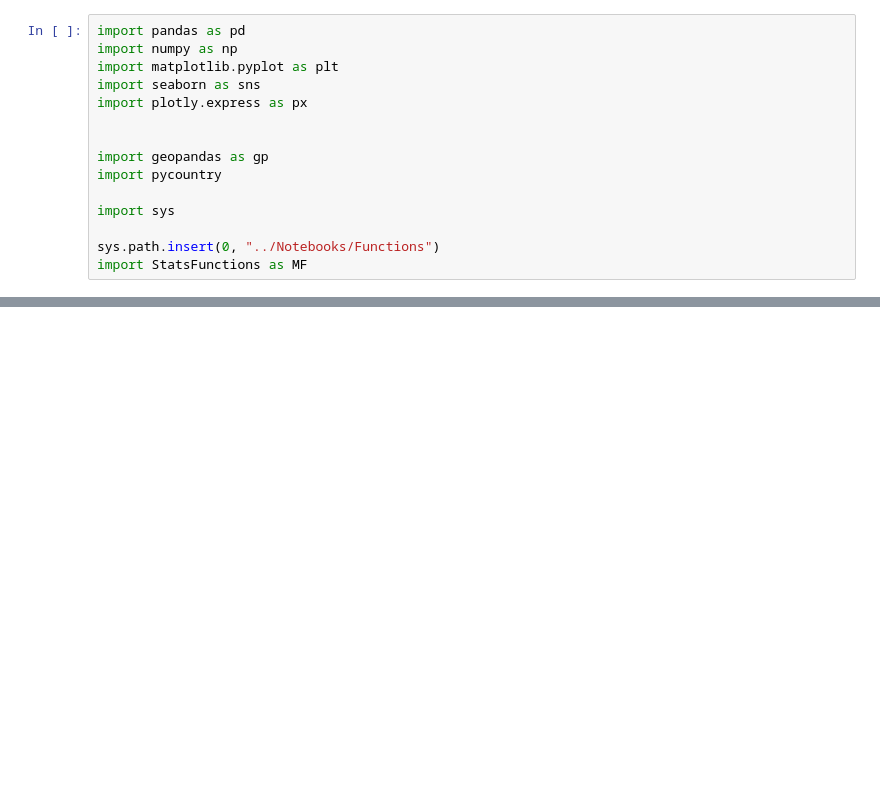
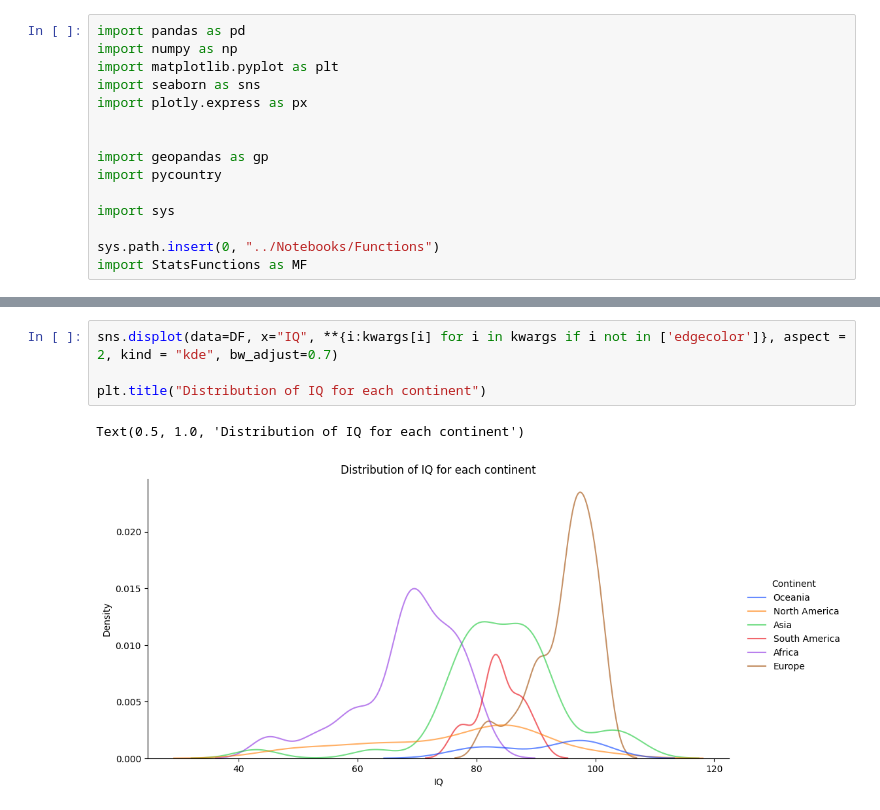
Before and after one commit to Mamin-gamer/ProfessionalSoftwareModule, a Jupyter notebook: FinalProject/Notebooks/getData.ipynb, the cells around one changed output, grey strips where cells are left out. Drawn from its saved outputs; the diff is of its cells as text; blank space fills up the shorter version.

```diff
--- a/FinalProject/Notebooks/getData.ipynb
+++ b/FinalProject/Notebooks/getData.ipynb
@@ -37,0 +166,7 @@ DF.rename(
+# %%
+sns.displot(data=DF, x="IQ", **{i:kwargs[i] for i in kwargs if i not in ['edgecolor']}, aspect = 2, kind = "kde", bw_adjust=0.7)
+
+plt.title("Distribution of IQ for each continent")
+# %% [output]
+Text(0.5, 1.0, 'Distribution of IQ for each continent')
+[figure, added]
```
Also changed, not shown: parts of 34 cells of this notebook, 1 other file.
